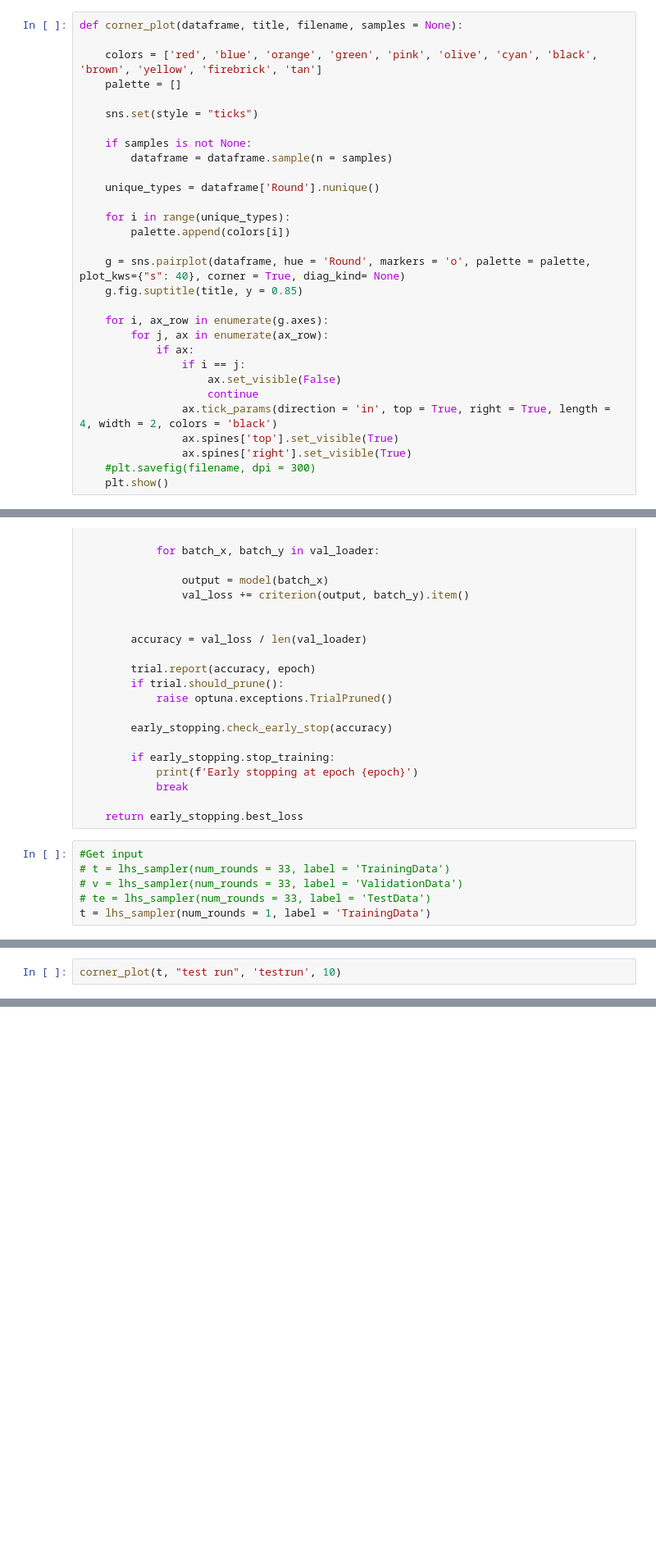
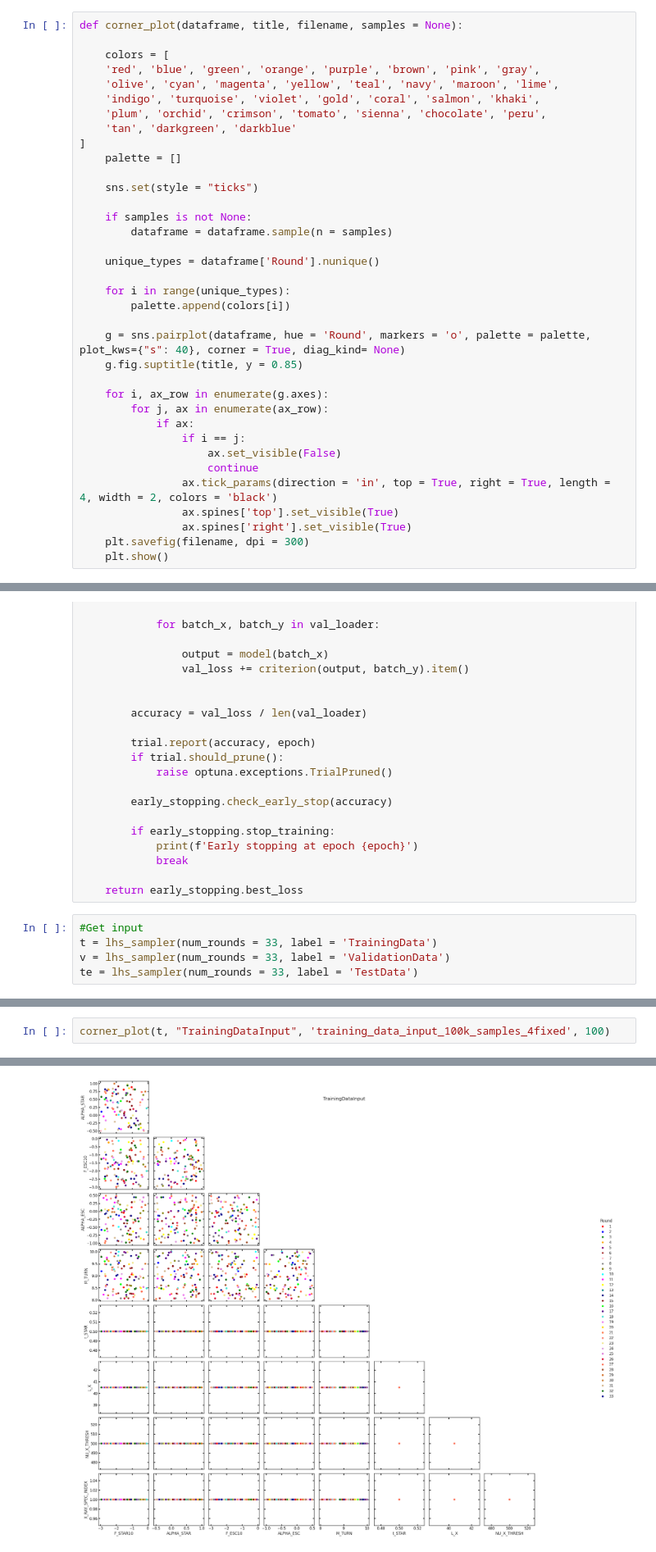
Before and after one commit to Rillard2001/RealMSc, a Jupyter notebook: 21cmEMU_TrainingData.ipynb, the cells around one changed output, grey strips where cells are left out. Shown at 82% size. Saved outputs shown, nothing was run; the diff lists cells and outputs as text; blank space fills up the shorter version.

```diff
--- a/21cmEMU_TrainingData.ipynb
+++ b/21cmEMU_TrainingData.ipynb
@@ -211,7 +207,13 @@ def get_output(emu, num_rounds, label, batch_size):
 # %%
 def corner_plot(dataframe, title, filename, samples = None):
 
-    colors = ['red', 'blue', 'orange', 'green', 'pink', 'olive', 'cyan', 'black', 'brown', 'yellow', 'firebrick', 'tan']
+    colors = [
+    'red', 'blue', 'green', 'orange', 'purple', 'brown', 'pink', 'gray',
+    'olive', 'cyan', 'magenta', 'yellow', 'teal', 'navy', 'maroon', 'lime',
+    'indigo', 'turquoise', 'violet', 'gold', 'coral', 'salmon', 'khaki',
+    'plum', 'orchid', 'crimson', 'tomato', 'sienna', 'chocolate', 'peru',
+    'tan', 'darkgreen', 'darkblue'
+]
     palette = []
 
     sns.set(style = "ticks")
@@ -236,7 +238,7 @@ def corner_plot(dataframe, title, filename, samples = None):
                 ax.tick_params(direction = 'in', top = True, right = True, length = 4, width = 2, colors = 'black')
                 ax.spines['top'].set_visible(True)
                 ax.spines['right'].set_visible(True)
-    #plt.savefig(filename, dpi = 300)
+    plt.savefig(filename, dpi = 300)
     plt.show()
 # %%
 class EarlyStopping:
@@ -345,9 +347,8 @@ def objective(trial, train_dataset, validation_dataset):
     return early_stopping.best_loss
 # %%
 #Get input
-# t = lhs_sampler(num_rounds = 33, label = 'TrainingData')
-# v = lhs_sampler(num_rounds = 33, label = 'ValidationData')
-# te = lhs_sampler(num_rounds = 33, label = 'TestData')
-t = lhs_sampler(num_rounds = 1, label = 'TrainingData')
+t = lhs_sampler(num_rounds = 33, label = 'TrainingData')
+v = lhs_sampler(num_rounds = 33, label = 'ValidationData')
+te = lhs_sampler(num_rounds = 33, label = 'TestData')
 # %% [output]
 Loading
@@ -354,3 +385,3 @@ Loading
 # %%
-corner_plot(t, "test run", 'testrun', 10)
+corner_plot(t, "TrainingDataInput", 'training_data_input_100k_samples_4fixed', 100)
 # %% [output]
@@ -373,0 +388 @@ corner_plot(t, "test run", 'testrun', 10)
+[figure, added]
```
Also changed, not shown: parts of 7 cells of this notebook.
